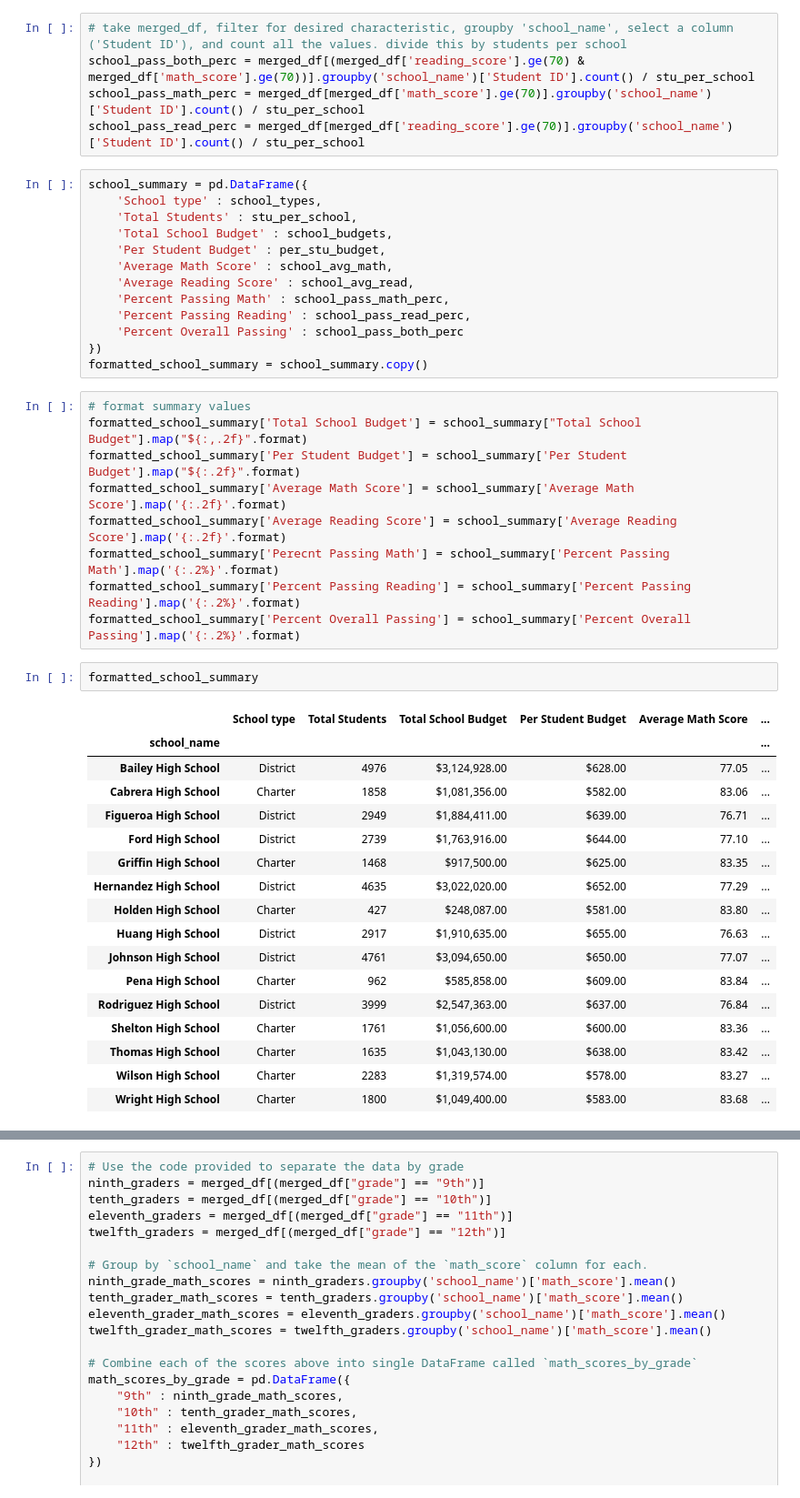
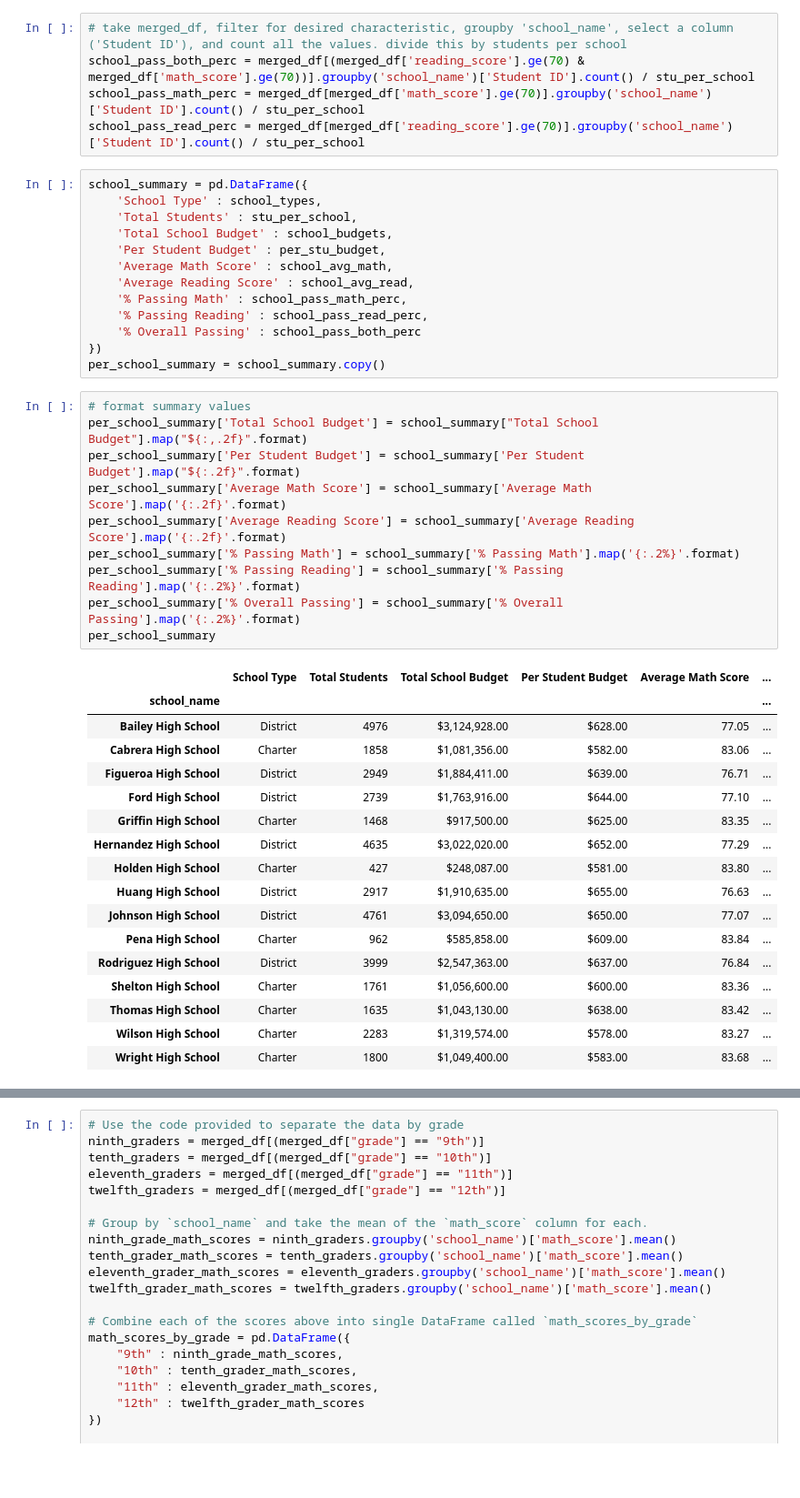
Before and after one commit to Nate-Sheibley/pandas-challenge, a Jupyter notebook: PyCitySchools/PyCitySchoolsNSS.ipynb, the cells around one changed output, grey strips where cells are left out. Shown: that part at 91% size. Cells and saved outputs as stored; diff of their text form; blank space fills up the shorter version.

```diff
--- a/PyCitySchools/PyCitySchoolsNSS.ipynb
+++ b/PyCitySchools/PyCitySchoolsNSS.ipynb
@@ -271,44 +160,43 @@ school_pass_math_perc = merged_df[merged_df['math_score'].ge(70)].groupby('schoo
 school_pass_read_perc = merged_df[merged_df['reading_score'].ge(70)].groupby('school_name')['Student ID'].count() / stu_per_school
 # %%
 school_summary = pd.DataFrame({
-    'School type' : school_types,
+    'School Type' : school_types,
     'Total Students' : stu_per_school,
     'Total School Budget' : school_budgets,
     'Per Student Budget' : per_stu_budget,
     'Average Math Score' : school_avg_math,
     'Average Reading Score' : school_avg_read,
-    'Percent Passing Math' : school_pass_math_perc,
-    'Percent Passing Reading' : school_pass_read_perc,
-    'Percent Overall Passing' : school_pass_both_perc
+    '% Passing Math' : school_pass_math_perc,
+    '% Passing Reading' : school_pass_read_perc,
+    '% Overall Passing' : school_pass_both_perc
 })
-formatted_school_summary = school_summary.copy()
+per_school_summary = school_summary.copy()
 # %%
 # format summary values
-formatted_school_summary['Total School Budget'] = school_summary["Total School Budget"].map("${:,.2f}".format)
-formatted_school_summary['Per Student Budget'] = school_summary['Per Student Budget'].map("${:.2f}".format)
-formatted_school_summary['Average Math Score'] = school_summary['Average Math Score'].map('{:.2f}'.format)
-formatted_school_summary['Average Reading Score'] = school_summary['Average Reading Score'].map('{:.2f}'.format)
-formatted_school_summary['Perecnt Passing Math'] = school_summary['Percent Passing Math'].map('{:.2%}'.format)
-formatted_school_summary['Percent Passing Reading'] = school_summary['Percent Passing Reading'].map('{:.2%}'.format)
-formatted_school_summary['Percent Overall Passing'] = school_summary['Percent Overall Passing'].map('{:.2%}'.format)
+per_school_summary['Total School Budget'] = school_summary["Total School Budget"].map("${:,.2f}".format)
+per_school_summary['Per Student Budget'] = school_summary['Per Student Budget'].map("${:.2f}".format)
+per_school_summary['Average Math Score'] = school_summary['Average Math Score'].map('{:.2f}'.format)
+per_school_summary['Average Reading Score'] = school_summary['Average Reading Score'].map('{:.2f}'.format)
+per_school_summary['% Passing Math'] = school_summary['% Passing Math'].map('{:.2%}'.format)
+per_school_summary['% Passing Reading'] = school_summary['% Passing Reading'].map('{:.2%}'.format)
+per_school_summary['% Overall Passing'] = school_summary['% Overall Passing'].map('{:.2%}'.format)
+per_school_summary
+# %% [output]
+|  | School Type | Total Students | Total School Budget | Per Student Budget | Average Math Score | ... |
+| school_name |  |  |  |  |  | ... |
+| Bailey High School | District | 4976 | $3,124,928.00 | $628.00 | 77.05 | ... |
+| Cabrera High School | Charter | 1858 | $1,081,356.00 | $582.00 | 83.06 | ... |
+| Figueroa High School | District | 2949 | $1,884,411.00 | $639.00 | 76.71 | ... |
+| Ford High School | District | 2739 | $1,763,916.00 | $644.00 | 77.10 | ... |
+| Griffin High School | Charter | 1468 | $917,500.00 | $625.00 | 83.35 | ... |
+| Hernandez High School | District | 4635 | $3,022,020.00 | $652.00 | 77.29 | ... |
+| Holden High School | Charter | 427 | $248,087.00 | $581.00 | 83.80 | ... |
+| Huang High School | District | 2917 | $1,910,635.00 | $655.00 | 76.63 | ... |
+| Johnson High School | District | 4761 | $3,094,650.00 | $650.00 | 77.07 | ... |
+| Pena High School | Charter | 962 | $585,858.00 | $609.00 | 83.84 | ... |
+| Rodriguez High School | District | 3999 | $2,547,363.00 | $637.00 | 76.84 | ... |
+| Shelton High School | Charter | 1761 | $1,056,600.00 | $600.00 | 83.36 | ... |
+| Thomas High School | Charter | 1635 | $1,043,130.00 | $638.00 | 83.42 | ... |
+| Wilson High School | Charter | 2283 | $1,319,574.00 | $578.00 | 83.27 | ... |
+| Wright High School | Charter | 1800 | $1,049,400.00 | $583.00 | 83.68 | ... |
-# %%
-formatted_school_summary
-# %% [output]
-|  | School type | Total Students | Total School Budget | Per Student Budget | Average Math Score | ... |
-| school_name |  |  |  |  |  | ... |
-| Bailey High School | District | 4976 | $3,124,928.00 | $628.00 | 77.05 | ... |
-| Cabrera High School | Charter | 1858 | $1,081,356.00 | $582.00 | 83.06 | ... |
-| Figueroa High School | District | 2949 | $1,884,411.00 | $639.00 | 76.71 | ... |
-| Ford High School | District | 2739 | $1,763,916.00 | $644.00 | 77.10 | ... |
-| Griffin High School | Charter | 1468 | $917,500.00 | $625.00 | 83.35 | ... |
-| Hernandez High School | District | 4635 | $3,022,020.00 | $652.00 | 77.29 | ... |
-| Holden High School | Charter | 427 | $248,087.00 | $581.00 | 83.80 | ... |
-| Huang High School | District | 2917 | $1,910,635.00 | $655.00 | 76.63 | ... |
-| Johnson High School | District | 4761 | $3,094,650.00 | $650.00 | 77.07 | ... |
-| Pena High School | Charter | 962 | $585,858.00 | $609.00 | 83.84 | ... |
-| Rodriguez High School | District | 3999 | $2,547,363.00 | $637.00 | 76.84 | ... |
-| Shelton High School | Charter | 1761 | $1,056,600.00 | $600.00 | 83.36 | ... |
-| Thomas High School | Charter | 1635 | $1,043,130.00 | $638.00 | 83.42 | ... |
-| Wilson High School | Charter | 2283 | $1,319,574.00 | $578.00 | 83.27 | ... |
-| Wright High School | Charter | 1800 | $1,049,400.00 | $583.00 | 83.68 | ... |
 # %% [markdown]
```
Also changed, not shown: parts of 24 cells of this notebook.
